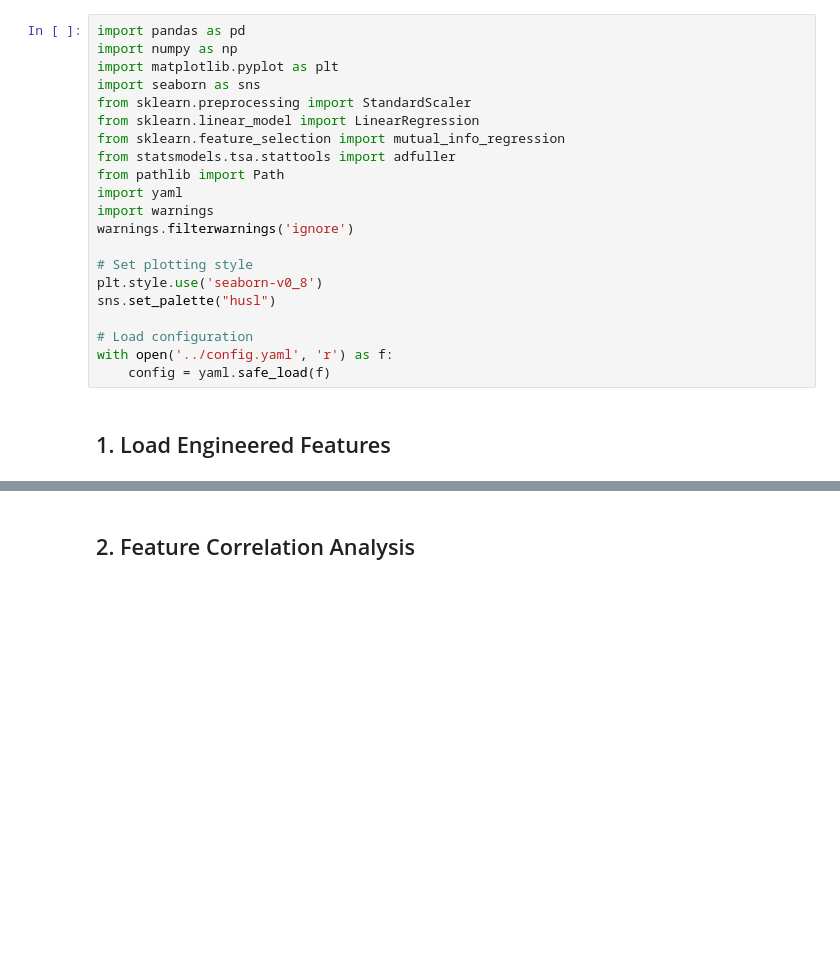
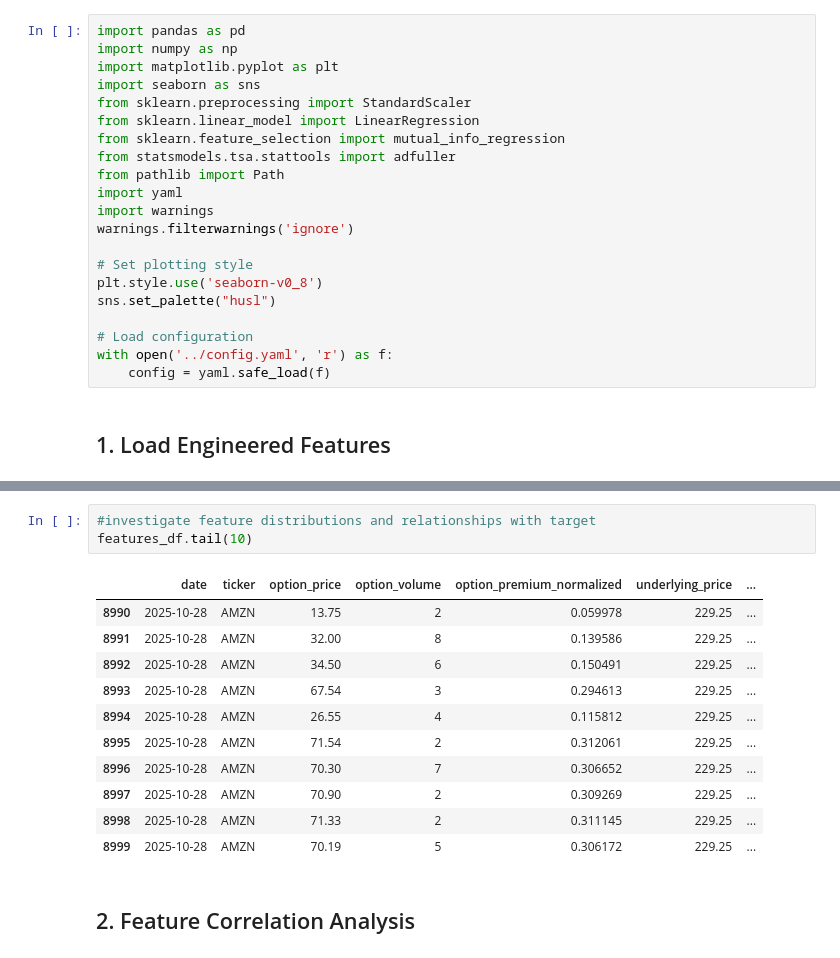
Before and after one commit to FranklineMisango/Algorithmic_Trading_and_HFT_Research, a Jupyter notebook: Algorithmic_Strategies/Deep_Learning_Options_Trading/notebooks/02_feature_analysis.ipynb, the cells around one changed output, grey strips where cells are left out. Saved outputs shown, nothing was run; the diff lists cells and outputs as text; blank space fills up the shorter version.

```diff
--- a/Algorithmic_Strategies/Deep_Learning_Options_Trading/notebooks/02_feature_analysis.ipynb
+++ b/Algorithmic_Strategies/Deep_Learning_Options_Trading/notebooks/02_feature_analysis.ipynb
@@ -52,3 +65,18 @@ except FileNotFoundError:
+# %%
+#investigate feature distributions and relationships with target
+features_df.tail(10)
+# %% [output]
+|  | date | ticker | option_price | option_volume | option_premium_normalized | underlying_price | ... |
+| 8990 | 2025-10-28 | AMZN | 13.75 | 2 | 0.059978 | 229.25 | ... |
+| 8991 | 2025-10-28 | AMZN | 32.00 | 8 | 0.139586 | 229.25 | ... |
+| 8992 | 2025-10-28 | AMZN | 34.50 | 6 | 0.150491 | 229.25 | ... |
+| 8993 | 2025-10-28 | AMZN | 67.54 | 3 | 0.294613 | 229.25 | ... |
+| 8994 | 2025-10-28 | AMZN | 26.55 | 4 | 0.115812 | 229.25 | ... |
+| 8995 | 2025-10-28 | AMZN | 71.54 | 2 | 0.312061 | 229.25 | ... |
+| 8996 | 2025-10-28 | AMZN | 70.30 | 7 | 0.306652 | 229.25 | ... |
+| 8997 | 2025-10-28 | AMZN | 70.90 | 2 | 0.309269 | 229.25 | ... |
+| 8998 | 2025-10-28 | AMZN | 71.33 | 2 | 0.311145 | 229.25 | ... |
+| 8999 | 2025-10-28 | AMZN | 70.19 | 5 | 0.306172 | 229.25 | ... |
 # %% [markdown]
 ## 2. Feature Correlation Analysis
 # %%
```
Also changed, not shown: parts of 9 cells of this notebook, 11 other files.
